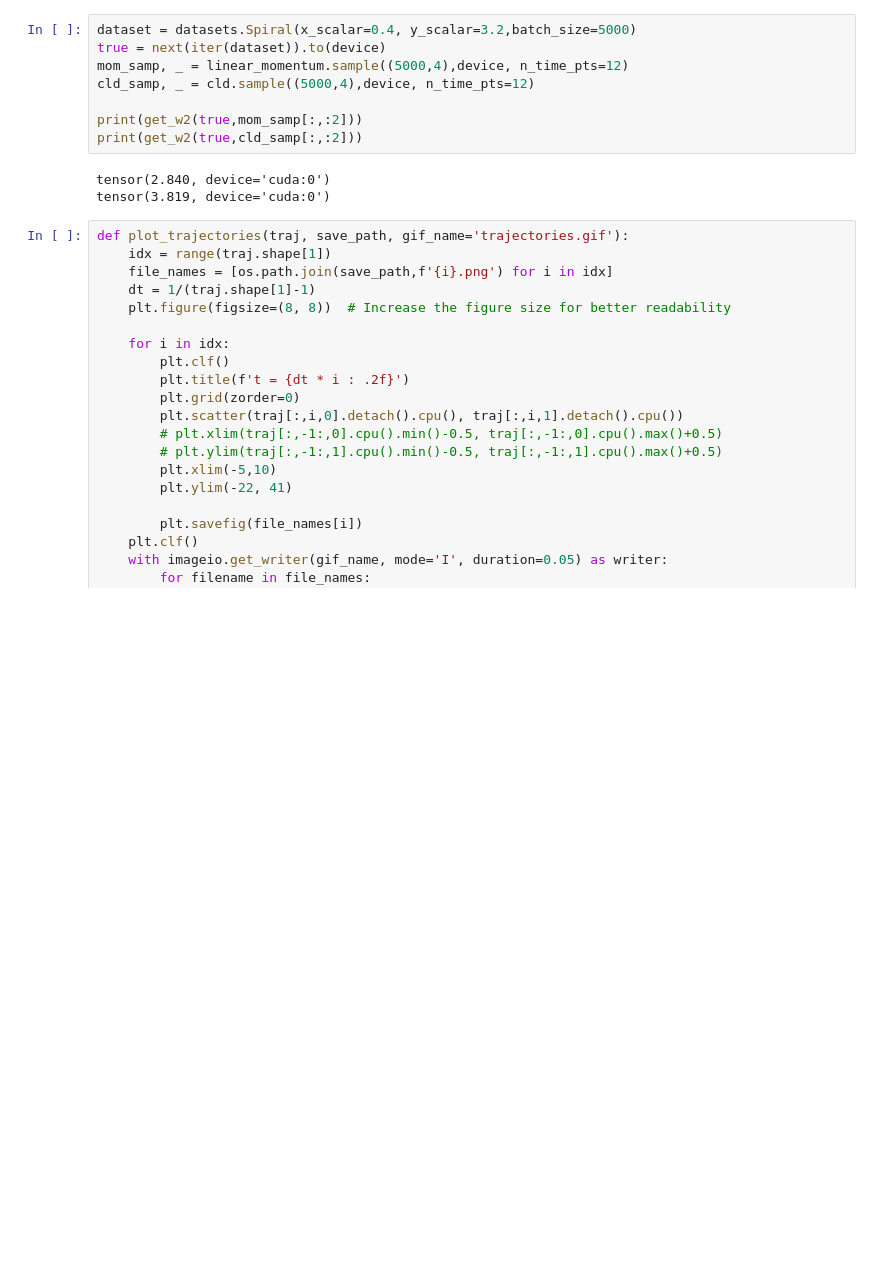
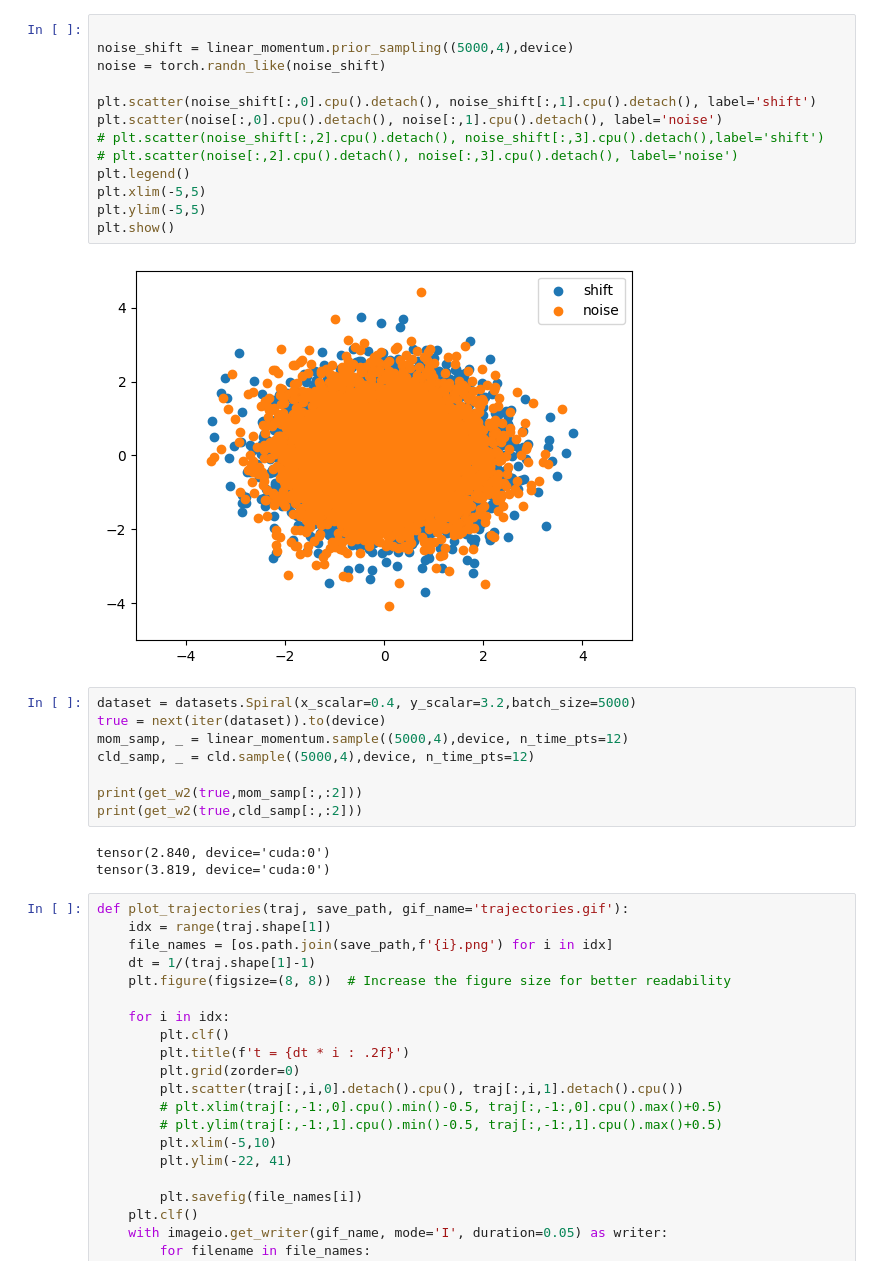
Before and after one commit to KevinRojas1499/variational-sb, a Jupyter notebook: experiment.ipynb, the cells around one changed output. Drawn from its saved outputs; the diff is of its cells as text; blank space fills up the shorter version.

```diff
--- a/experiment.ipynb
+++ b/experiment.ipynb
@@ -36,4 +65,19 @@ tensor([    -0.000,      0.000,      0.002,      0.001], device='cuda:0',
        requires_grad=True)
+# %%
+
+noise_shift = linear_momentum.prior_sampling((5000,4),device)
+noise = torch.randn_like(noise_shift)
+
+plt.scatter(noise_shift[:,0].cpu().detach(), noise_shift[:,1].cpu().detach(), label='shift')
+plt.scatter(noise[:,0].cpu().detach(), noise[:,1].cpu().detach(), label='noise')
+# plt.scatter(noise_shift[:,2].cpu().detach(), noise_shift[:,3].cpu().detach(),label='shift')
+# plt.scatter(noise[:,2].cpu().detach(), noise[:,3].cpu().detach(), label='noise')
+plt.legend()
+plt.xlim(-5,5)
+plt.ylim(-5,5)
+plt.show()
+# %% [output]
+[figure, added]
 # %%
 dataset = datasets.Spiral(x_scalar=0.4, y_scalar=3.2,batch_size=5000)
 true = next(iter(dataset)).to(device)
```
Also changed, not shown: parts of 5 cells of this notebook, 5 other files.
